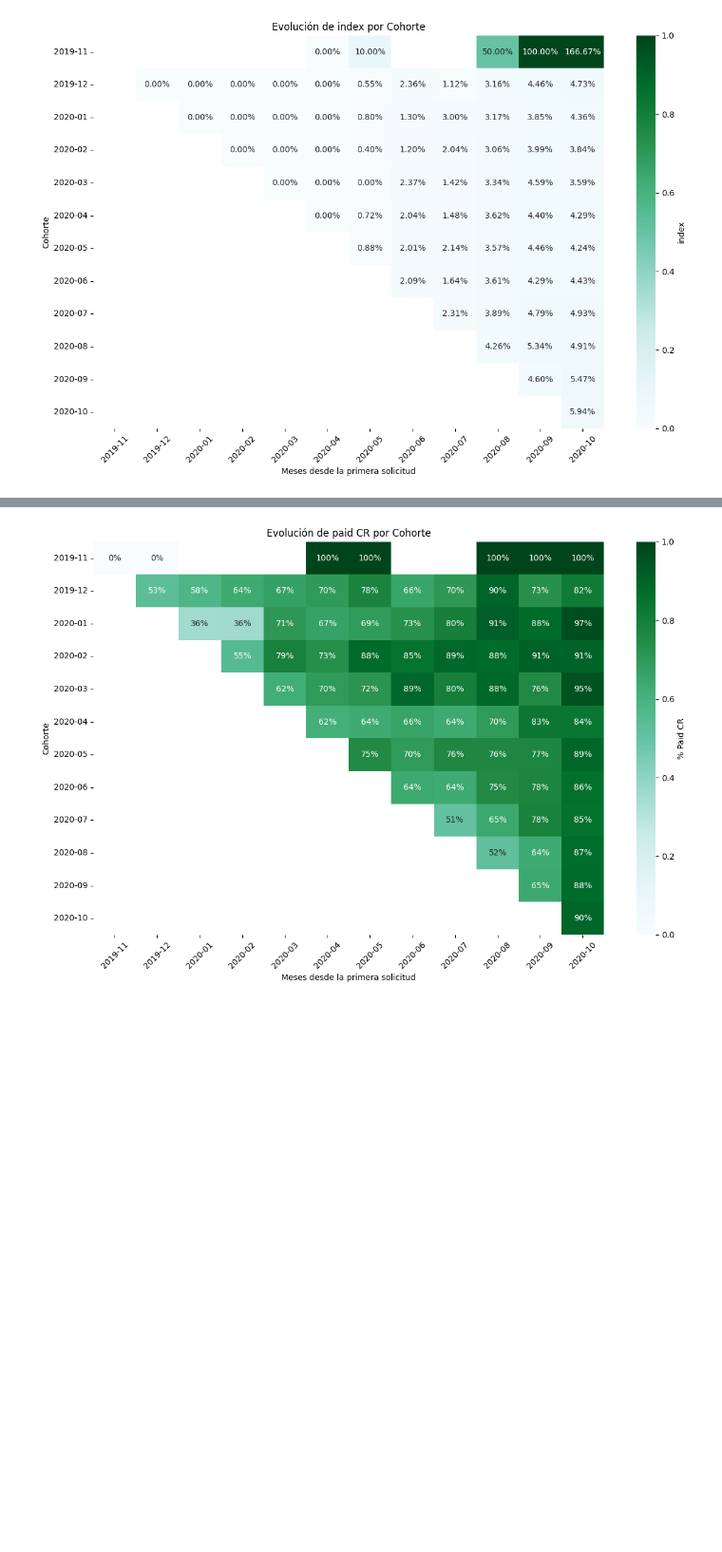
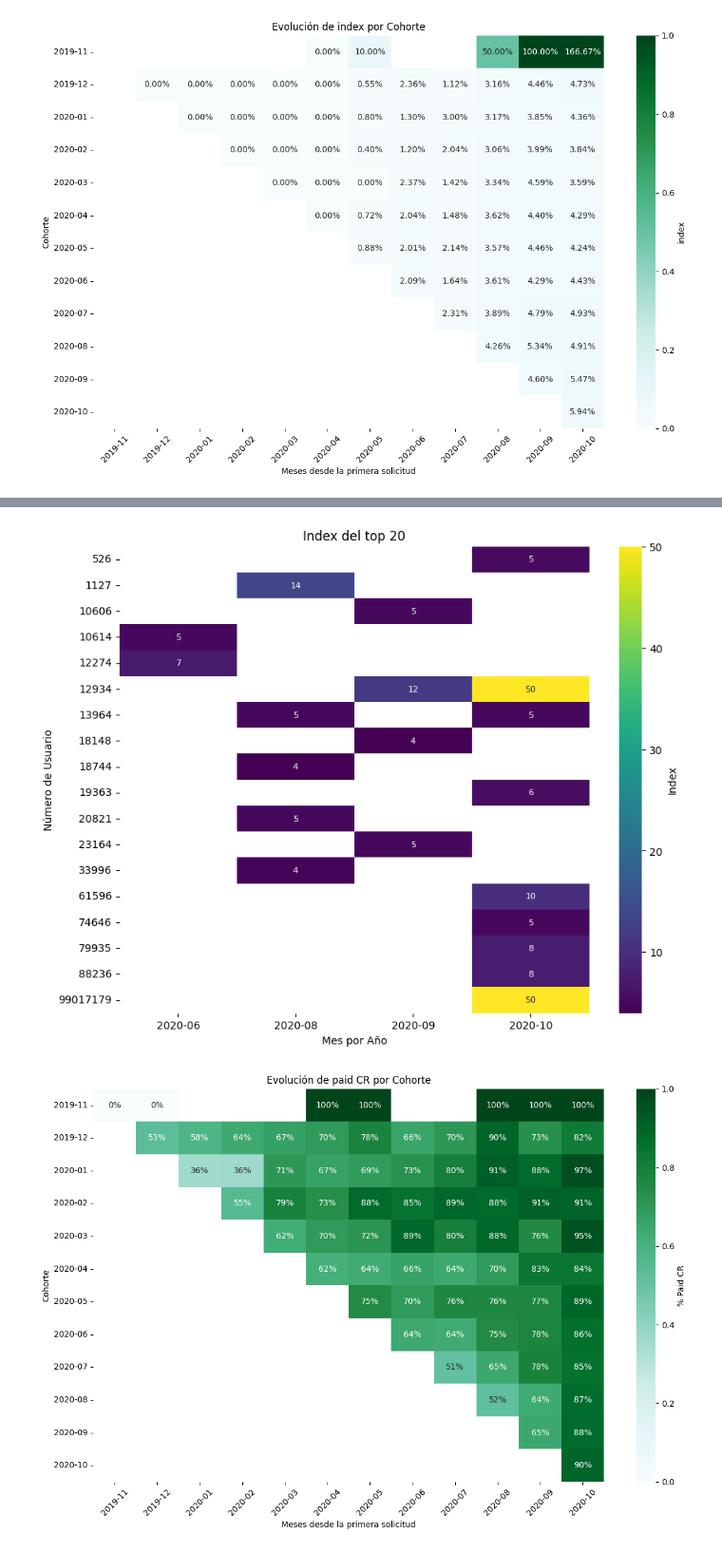
Before and after one commit to albagd77/Pasta-Loca---Proyecto-para-curso-Data-Scientist-UOC, a Jupyter notebook: analysis_ale.ipynb, the cells around one changed output, grey strips where cells are left out. Shown at 95% size. Cells and saved outputs as stored; diff of their text form; code cells hidden in the pictures; blank space fills up the shorter version.

```diff
--- a/analysis_ale.ipynb
+++ b/analysis_ale.ipynb
@@ -382,0 +389,9 @@ top_10_users
+# %%
+# Ordenar por el número de solicitudes, el monto total de tarifas pagadas, el tiempo de reembolso, y el índice, en orden descendente excepto para el índice
+sort_cohort_amount_2020_03 = cohort_analysis_2.sort_values(by=['Num_Solicitudes', 'total_paid_fees', 'reimburse_lapse', 'index'], ascending=[False, False, False, True])
+
+# Seleccionar los 20 usuarios principales después de ordenar
+top_20_users = sort_cohort_amount_2020_03.head(20)
+
+# Mostrar los 20 usuarios principales
+top_20_users
@@ -382,0 +416,6 @@ top_10_users
+# %%
+# Pivot to show months as columns
+cohort_amount_top20 = top_20_users.pivot(index='user_id', columns='Mes_created_at', values='index')
+
+# Display the result
+cohort_amount_top20
@@ -383,3 +441,13 @@ top_10_users
+# %%
+# Graficar la cantidad de adelanto de efectivo de un cohorte por meses y número de usuarios
+plt.figure(figsize=(10, 8))
+plt.title('Index del top 20')
+sns.heatmap(data=cohort_amount_top20, annot=True, fmt='.0f', cmap='viridis', annot_kws={"size": 8}, cbar_kws={'label': 'Index'})
+plt.xlabel('Mes por Año')
+plt.ylabel('Número de Usuario')
+plt.show()
+# %% [output]
+[figure, added]
 # %%
 # Pivot the data to create a matrix of paid_cr per cohort for each month
 paid_cr_heatmap_data = cohort_sizes_monthly.pivot(index='Cohorte', columns='Mes_created_at', values='paid_cr_percent_qty')
```
Also changed, not shown: parts of 8 cells of this notebook.
